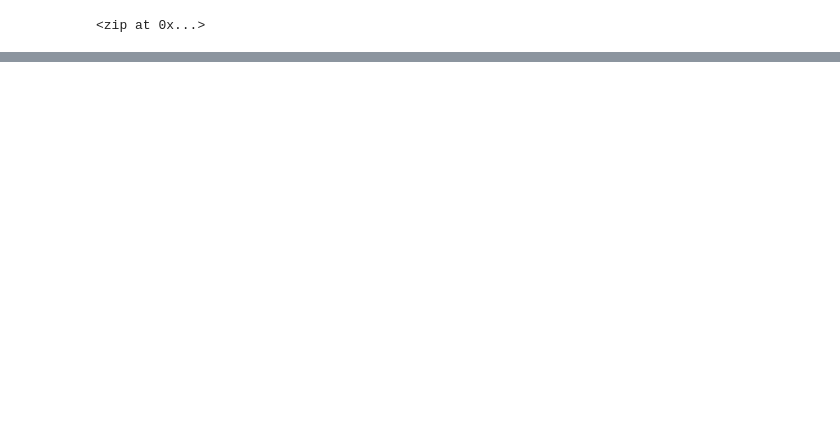
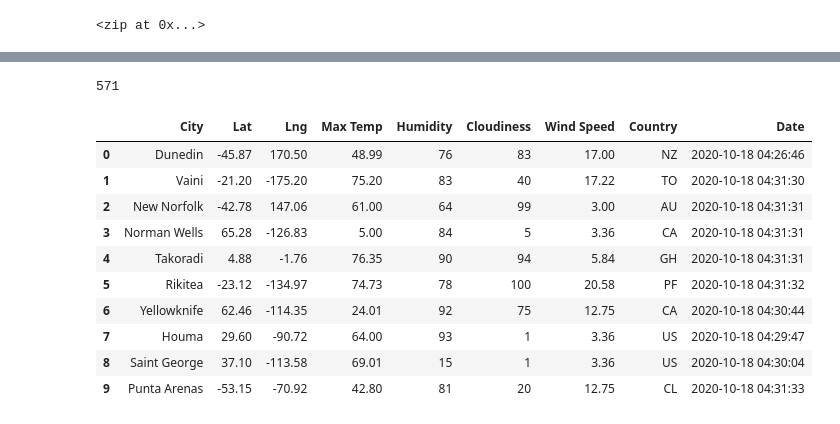
Before and after one commit to Yunaka1269/World_Weather_Analysis, a Jupyter notebook: WeatherPy.ipynb, the cells around one changed output, grey strips where cells are left out. Saved outputs shown, nothing was run; the diff lists cells and outputs as text; code cells hidden in the pictures; blank space fills up the shorter version.

```diff
--- a/WeatherPy.ipynb
+++ b/WeatherPy.ipynb
@@ -48,0 +68,10 @@ len(cities)
+# %%
+# Loop through all the cities in our list.
+for i in range(len(cities)):
+
+    # Group cities in sets of 50 for logging purposes.
+    if (i % 50 == 0 and i >= 50):
+        set_count += 1
+        record_count = 1
+    # Create endpoint URL with each city.
+    city_url = url + "&q=" + "i"
@@ -48,0 +111,28 @@ len(cities)
+# %%
+# Run an API request for each of the cities.
+for city in cities:
+    try:
+        # Parse the JSON and retrieve data.
+        city_weather = requests.get(city_url).json()
+        # Parse out the needed data.
+        city_lat = city_weather["coord"]["lat"]
+        city_lng = city_weather["coord"]["lon"]
+        city_max_temp = city_weather["main"]["temp_max"]
+        city_humidity = city_weather["main"]["humidity"]
+        city_clouds = city_weather["clouds"]["all"]
+        city_wind = city_weather["wind"]["speed"]
+        city_country = city_weather["sys"]["country"]
+        # Convert the date to ISO standard.
+        city_date = datetime.utcfromtimestamp(city_weather["dt"]).strftime('%Y-%m-%d %H:%M:%S')
+        # Append the city information into city_data list.
+        city_data.append({"City": city.title(),"Lat": city_lat,"Lng": city_lng,"Max Temp": city_max_temp,"Humidity": city_humidity,"Cloudiness": city_clouds,"Wind Speed": city_wind,"Country": city_country,"Date": city_date})
+
+# If an error is experienced, skip the city.
+    except:
+        print("City not found. Skipping...")
+        pass
+
+# Indicate that Data Loading is complete.
+print("-----------------------------")
+print("Data Retrieval Complete      ")
+print("-----------------------------")
@@ -48,0 +235,20 @@ len(cities)
+# %%
+len(city_data)
+# %% [output]
+571
+# %%
+# Convert the array of dictionaries to a Pandas DataFrame.
+city_data_df = pd.DataFrame(city_data)
+city_data_df.head(10)
+# %% [output]
+|  | City | Lat | Lng | Max Temp | Humidity | Cloudiness | Wind Speed | Country | Date |
+| 0 | Dunedin | -45.87 | 170.50 | 48.99 | 76 | 83 | 17.00 | NZ | 2020-10-18 04:26:46 |
+| 1 | Vaini | -21.20 | -175.20 | 75.20 | 83 | 40 | 17.22 | TO | 2020-10-18 04:31:30 |
+| 2 | New Norfolk | -42.78 | 147.06 | 61.00 | 64 | 99 | 3.00 | AU | 2020-10-18 04:31:31 |
+| 3 | Norman Wells | 65.28 | -126.83 | 5.00 | 84 | 5 | 3.36 | CA | 2020-10-18 04:31:31 |
+| 4 | Takoradi | 4.88 | -1.76 | 76.35 | 90 | 94 | 5.84 | GH | 2020-10-18 04:31:31 |
+| 5 | Rikitea | -23.12 | -134.97 | 74.73 | 78 | 100 | 20.58 | PF | 2020-10-18 04:31:32 |
+| 6 | Yellowknife | 62.46 | -114.35 | 24.01 | 92 | 75 | 12.75 | CA | 2020-10-18 04:30:44 |
+| 7 | Houma | 29.60 | -90.72 | 64.00 | 93 | 1 | 3.36 | US | 2020-10-18 04:29:47 |
+| 8 | Saint George | 37.10 | -113.58 | 69.01 | 15 | 1 | 3.36 | US | 2020-10-18 04:30:04 |
+| 9 | Punta Arenas | -53.15 | -70.92 | 42.80 | 81 | 20 | 12.75 | CL | 2020-10-18 04:31:33 |
```
Also changed, not shown: parts of 12 cells of this notebook, 4 other files.
